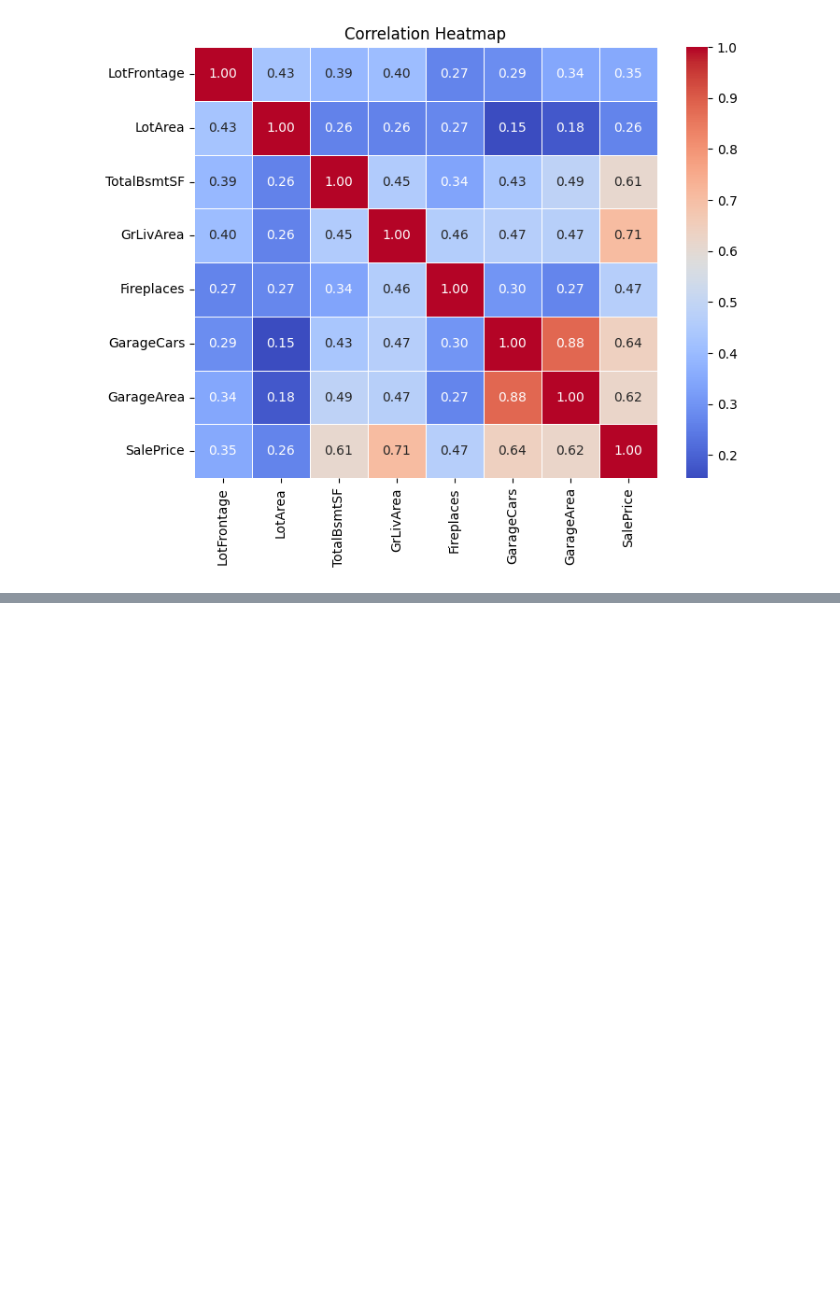
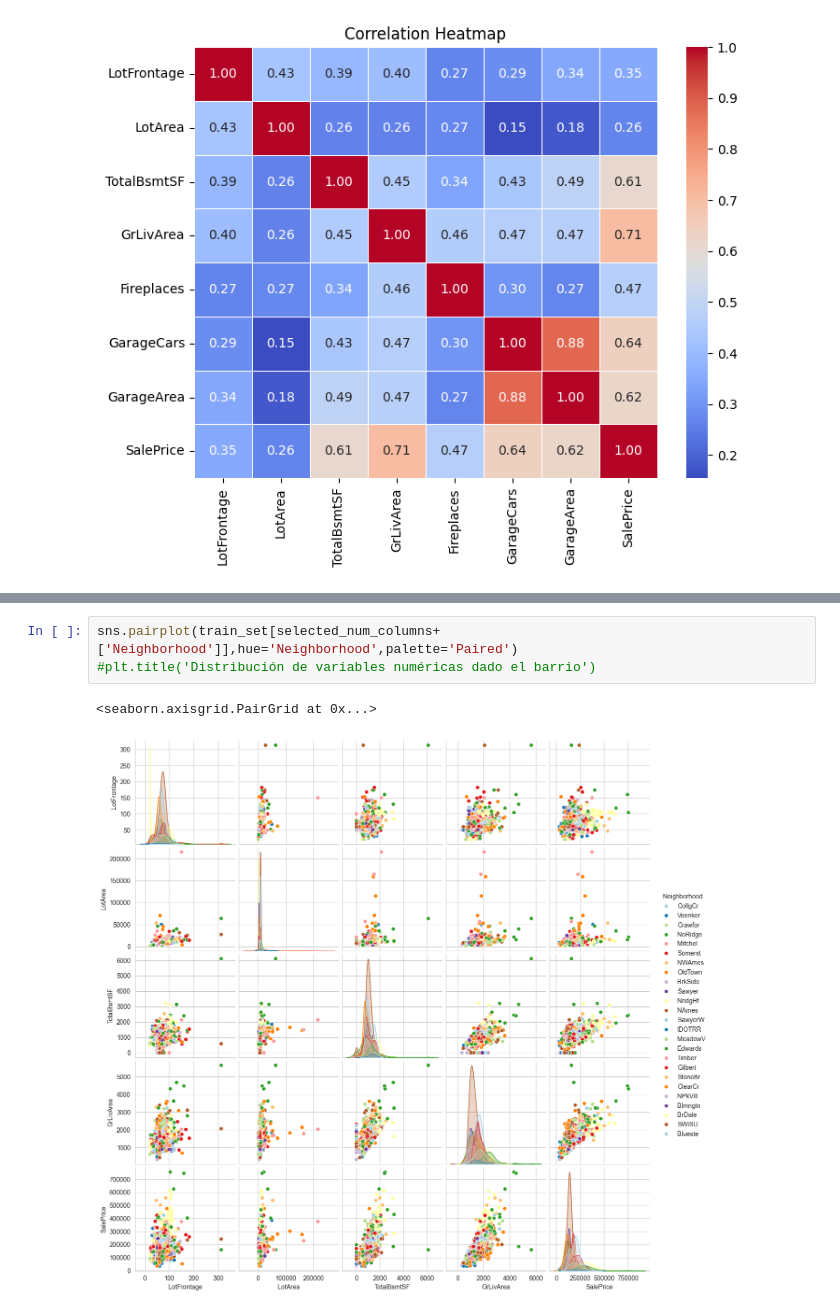
Before and after one commit to JordiNeil/ProyectoDSIA, a Jupyter notebook: EDA/EDA.ipynb, the cells around one changed output, grey strips where cells are left out. Drawn from its saved outputs; the diff is of its cells as text; blank space fills up the shorter version.

```diff
--- a/EDA/EDA.ipynb
+++ b/EDA/EDA.ipynb
@@ -184,0 +345,6 @@ plt.show()
+# %%
+sns.pairplot(train_set[selected_num_columns+['Neighborhood']],hue='Neighborhood',palette='Paired')
+#plt.title('Distribución de variables numéricas dado el barrio')
+# %% [output]
+<seaborn.axisgrid.PairGrid at 0x...>
+[figure, added]
```
Also changed, not shown: parts of 11 cells of this notebook.
